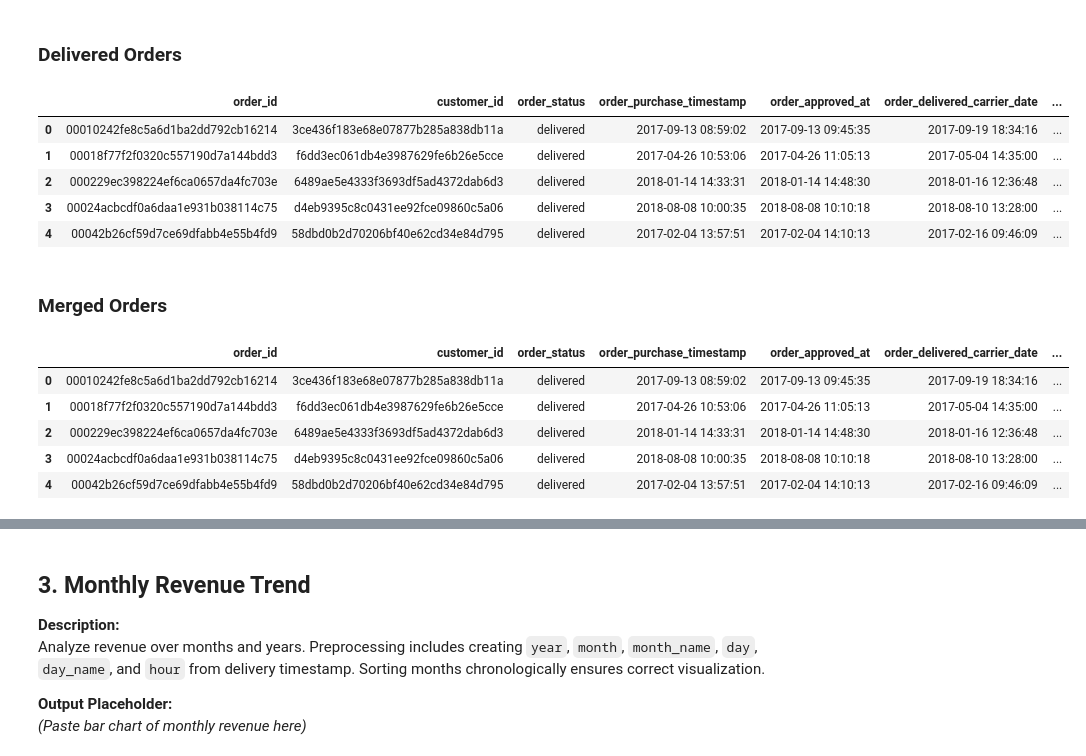
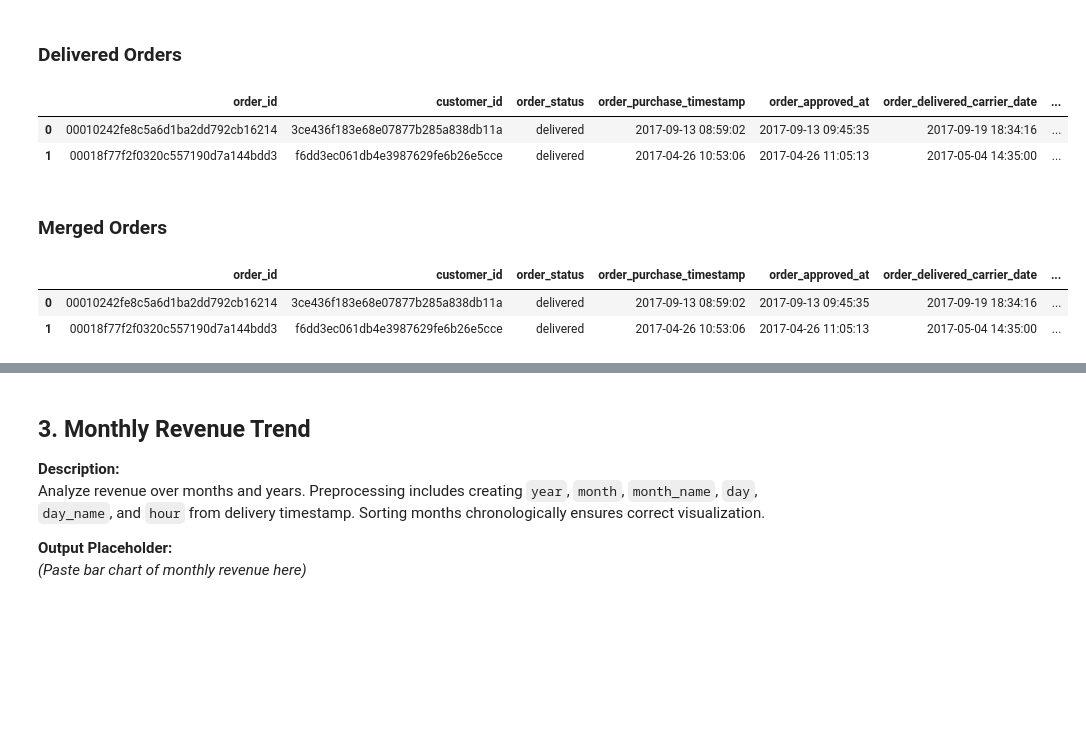
Before and after one commit to abe-temitope/olist-ecommerce-project-SQL-Python-PowerBI, a Jupyter notebook: notebooks/python_analysis.ipynb, the cells around one changed output, grey strips where cells are left out. Saved outputs shown, nothing was run; the diff lists cells and outputs as text; code cells hidden in the pictures; blank space fills up the shorter version.

```diff
--- a/notebooks/python_analysis.ipynb
+++ b/notebooks/python_analysis.ipynb
@@ -219,14 +220,11 @@ pcnt = db["product_category_name_translation"]
 ### Delivered Orders
 # %%
 delivered_orders = orders[orders["order_status"] == "delivered"]
-delivered_orders.head()
+delivered_orders.head(2)
 # %% [output]
 |  | order_id | customer_id | order_status | order_purchase_timestamp | order_approved_at | order_delivered_carrier_date | ... |
 | 0 | 00010242fe8c5a6d1ba2dd792cb16214 | 3ce436f183e68e07877b285a838db11a | delivered | 2017-09-13 08:59:02 | 2017-09-13 09:45:35 | 2017-09-19 18:34:16 | ... |
 | 1 | 00018f77f2f0320c557190d7a144bdd3 | f6dd3ec061db4e3987629fe6b26e5cce | delivered | 2017-04-26 10:53:06 | 2017-04-26 11:05:13 | 2017-05-04 14:35:00 | ... |
-| 2 | 000229ec398224ef6ca0657da4fc703e | 6489ae5e4333f3693df5ad4372dab6d3 | delivered | 2018-01-14 14:33:31 | 2018-01-14 14:48:30 | 2018-01-16 12:36:48 | ... |
-| 3 | 00024acbcdf0a6daa1e931b038114c75 | d4eb9395c8c0431ee92fce09860c5a06 | delivered | 2018-08-08 10:00:35 | 2018-08-08 10:10:18 | 2018-08-10 13:28:00 | ... |
-| 4 | 00042b26cf59d7ce69dfabb4e55b4fd9 | 58dbd0b2d70206bf40e62cd34e84d795 | delivered | 2017-02-04 13:57:51 | 2017-02-04 14:10:13 | 2017-02-16 09:46:09 | ... |
 # %% [markdown]
 ### Merged Orders
 # %%
@@ -236,14 +234,11 @@ merged_orders = pd.merge(
     on="order_id",
     how="inner")
 
-merged_orders.head()
+merged_orders.head(2)
 # %% [output]
 |  | order_id | customer_id | order_status | order_purchase_timestamp | order_approved_at | order_delivered_carrier_date | ... |
 | 0 | 00010242fe8c5a6d1ba2dd792cb16214 | 3ce436f183e68e07877b285a838db11a | delivered | 2017-09-13 08:59:02 | 2017-09-13 09:45:35 | 2017-09-19 18:34:16 | ... |
 | 1 | 00018f77f2f0320c557190d7a144bdd3 | f6dd3ec061db4e3987629fe6b26e5cce | delivered | 2017-04-26 10:53:06 | 2017-04-26 11:05:13 | 2017-05-04 14:35:00 | ... |
-| 2 | 000229ec398224ef6ca0657da4fc703e | 6489ae5e4333f3693df5ad4372dab6d3 | delivered | 2018-01-14 14:33:31 | 2018-01-14 14:48:30 | 2018-01-16 12:36:48 | ... |
-| 3 | 00024acbcdf0a6daa1e931b038114c75 | d4eb9395c8c0431ee92fce09860c5a06 | delivered | 2018-08-08 10:00:35 | 2018-08-08 10:10:18 | 2018-08-10 13:28:00 | ... |
-| 4 | 00042b26cf59d7ce69dfabb4e55b4fd9 | 58dbd0b2d70206bf40e62cd34e84d795 | delivered | 2017-02-04 13:57:51 | 2017-02-04 14:10:13 | 2017-02-16 09:46:09 | ... |
 # %%
 merged_orders.dtypes
 # %% [output]
```
Also changed, not shown: parts of 43 cells of this notebook, 17 other files.
